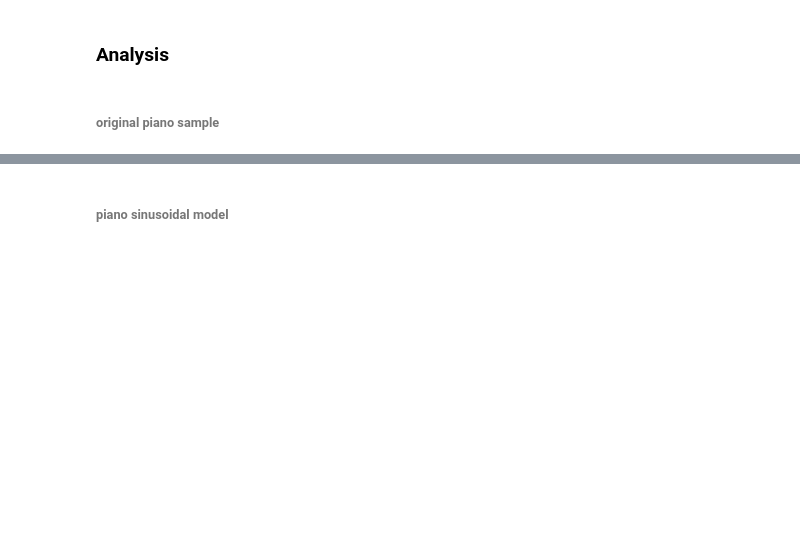
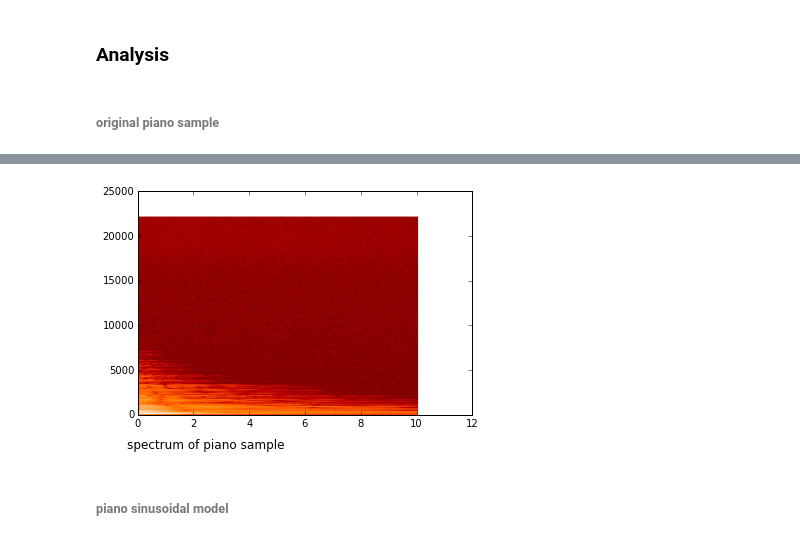
Before and after one commit to matzewagner/python, a Jupyter notebook: 201A_Final_Project.ipynb, the cells around one changed output, grey strips where cells are left out. Saved outputs shown, nothing was run; the diff lists cells and outputs as text; code cells hidden in the pictures; blank space fills up the shorter version.

```diff
--- a/201A_Final_Project.ipynb
+++ b/201A_Final_Project.ipynb
@@ -69,6 +69,13 @@ h = HTML("""<iframe width="30%" height="100" scrolling="no" frameborder="no" src
 display(h)
 # %% [output]
 [interactive output not drawn]
+# %%
+sr, sample1 = wavfile.read('piano_c2.wav')
+Pxx, freqs, bins, im = specgram(sample1, 1024, Fs=sr, noverlap=1, cmap=cm.gist_heat)
+figtext(0.1, 0.01, 'spectrum of piano sample', fontsize=12)
+show()
+# %% [output]
+[figure, added]
 # %% [markdown]
 ###### piano sinusoidal model
 # %%
```
Also changed, not shown: parts of 26 cells of this notebook.
